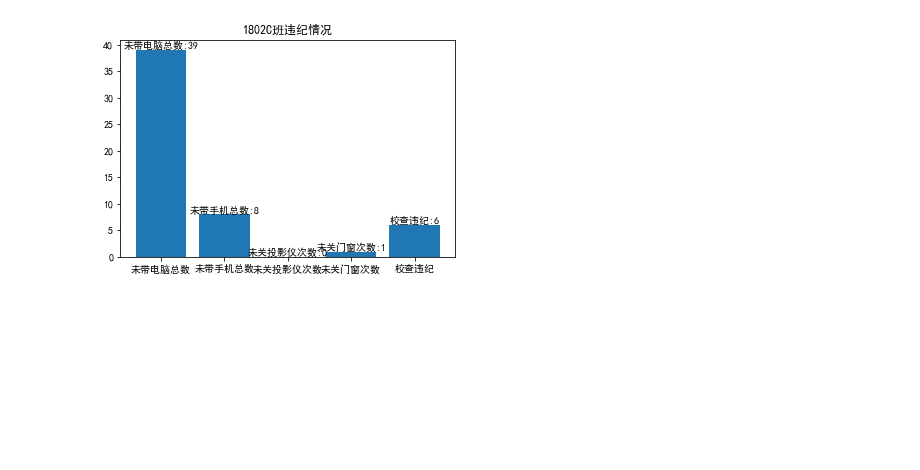
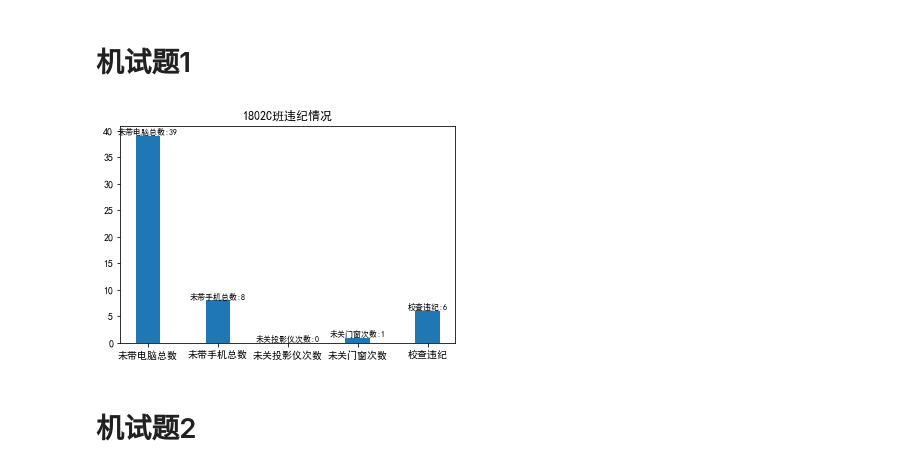
Before and after one commit to north-jewel/data_analysis, a Jupyter notebook: homework/杨康-SAO/1128月考机试题.ipynb, the cells around one changed output. Drawn from its saved outputs; the diff is of its cells as text; code cells hidden in the pictures; blank space fills up the shorter version.

```diff
--- a/homework/杨康-SAO/1128月考机试题.ipynb
+++ b/homework/杨康-SAO/1128月考机试题.ipynb
@@ -5,6 +5,8 @@ import matplotlib.pyplot as plt
 import matplotlib
 matplotlib.rcParams['font.sans-serif'] = ['SimHei']
 matplotlib.rcParams['axes.unicode_minus'] = False
+# %% [markdown]
+# 机试题1
 # %%
 class_data = {'未带电脑总数':39,
                     '未带手机总数':8,
@@ -14,17 +16,16 @@ class_data = {'未带电脑总数':39,
 # %%
 def discipline_hist(class_data):
 
     group_names = list(class_data.keys())
     group_data = list(class_data.values())
-    fig,ax = plt.subplots()
     plt.title('1802C班违纪情况')
-    ax.bar(group_names,group_data,)
+    plt.bar(group_names,group_data,width=0.35)
     x = np.arange(len(class_data))
     for i,y in zip(x,group_data):
         #print(i,y)
-        plt.text(i,y,group_names[i]+':'+str(y),ha='center',va='bottom')
+        plt.text(i,y,group_names[i]+':'+str(y),ha='center',va='bottom',fontsize=8)
 discipline_hist(class_data)
 # %% [output]
-[figure, old version]
+[figure, new version]
 # %%
 #plt.bar?
@@ -30,0 +34,2 @@ discipline_hist(class_data)
+# %% [markdown]
+# 机试题2
```
Also changed, not shown: parts of 5 cells of this notebook.
